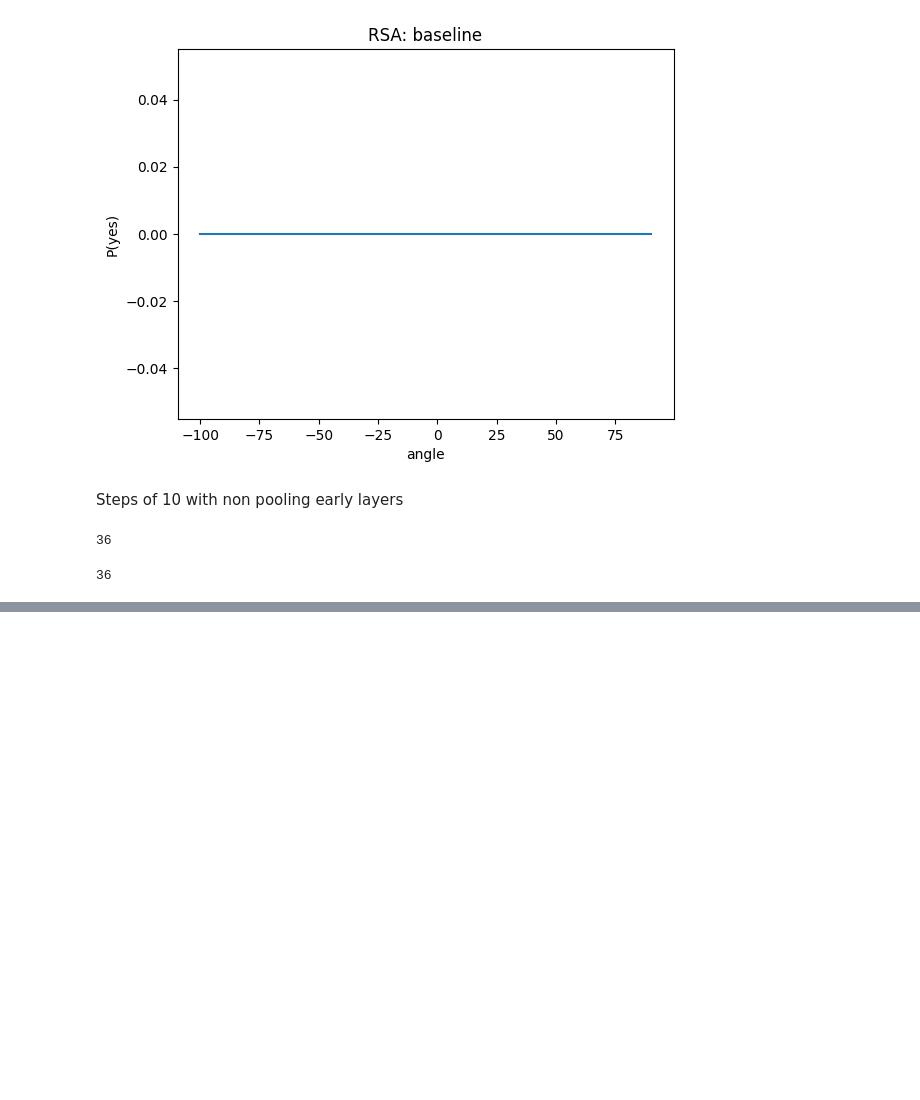
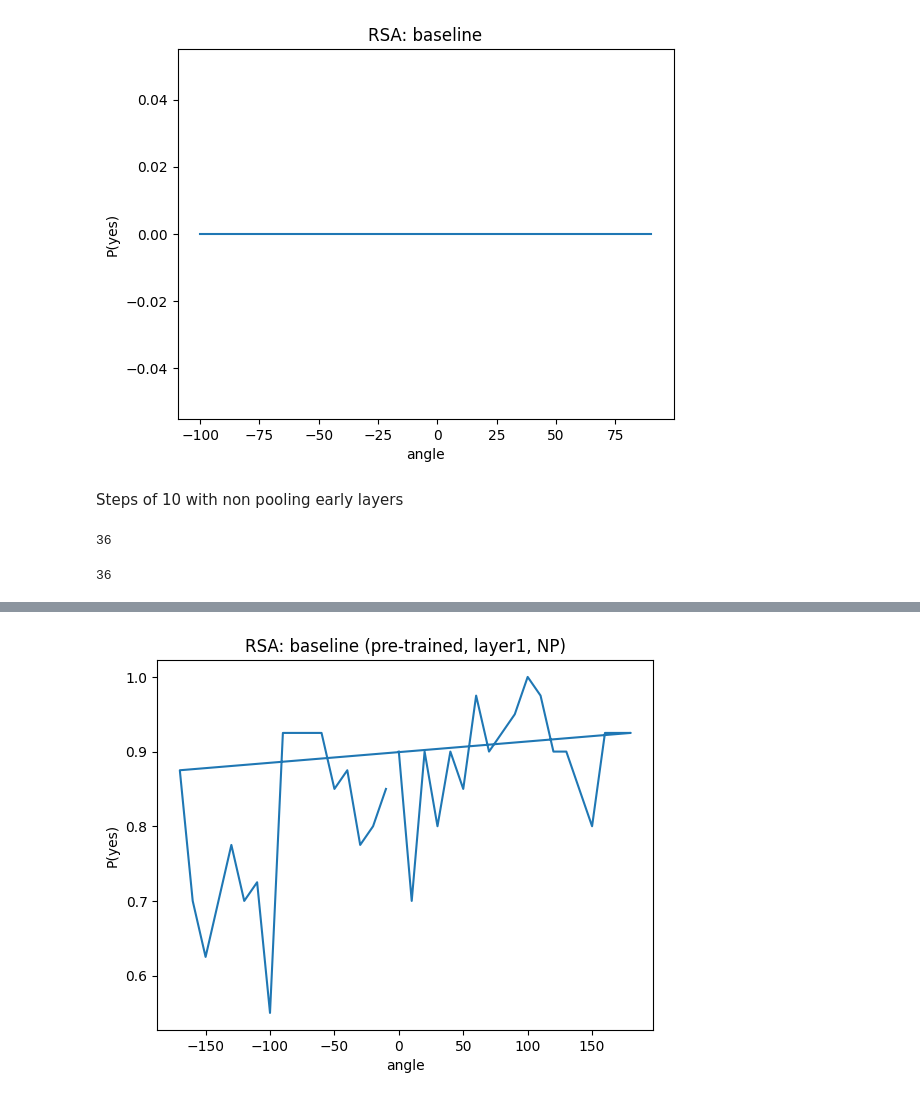
Before and after one commit to AnaBelenCarbajal/Thesis, a Jupyter notebook: Baseline_catLearningTask_FINAL.ipynb, the cells around one changed output, grey strips where cells are left out. Cells and saved outputs as stored; diff of their text form; code cells hidden in the pictures; blank space fills up the shorter version.

```diff
--- a/Baseline_catLearningTask_FINAL.ipynb
+++ b/Baseline_catLearningTask_FINAL.ipynb
@@ -728,5 +736,11 @@ for test_shape in test_shapes:
 # %%
 # plot
 RSA_testing = create_dataset(test_shapes, accuracies)
 RSA_testing['angle180'] = angles_plot
+# save as csv
+PATH = dic_baseline + 'baseline results/' + 'layer1_NP.csv'
+RSA_testing.to_csv(PATH, index=False)
+
 plot_curve(RSA_testing['angle180'], RSA_testing['accuracy'], "RSA: baseline (pre-trained, layer1, NP)")
+# %% [output]
+[figure, added]
```
Also changed, not shown: parts of 2 cells of this notebook.
